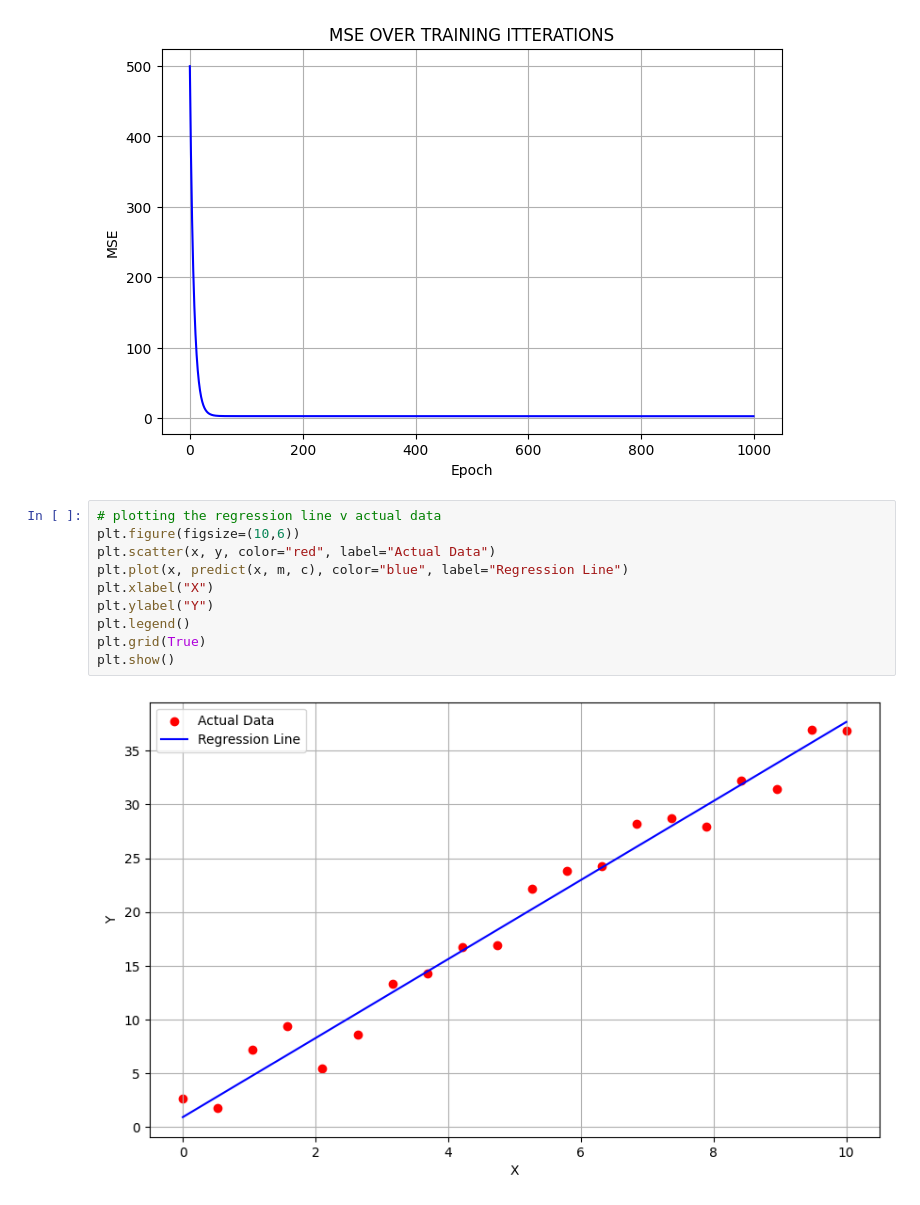
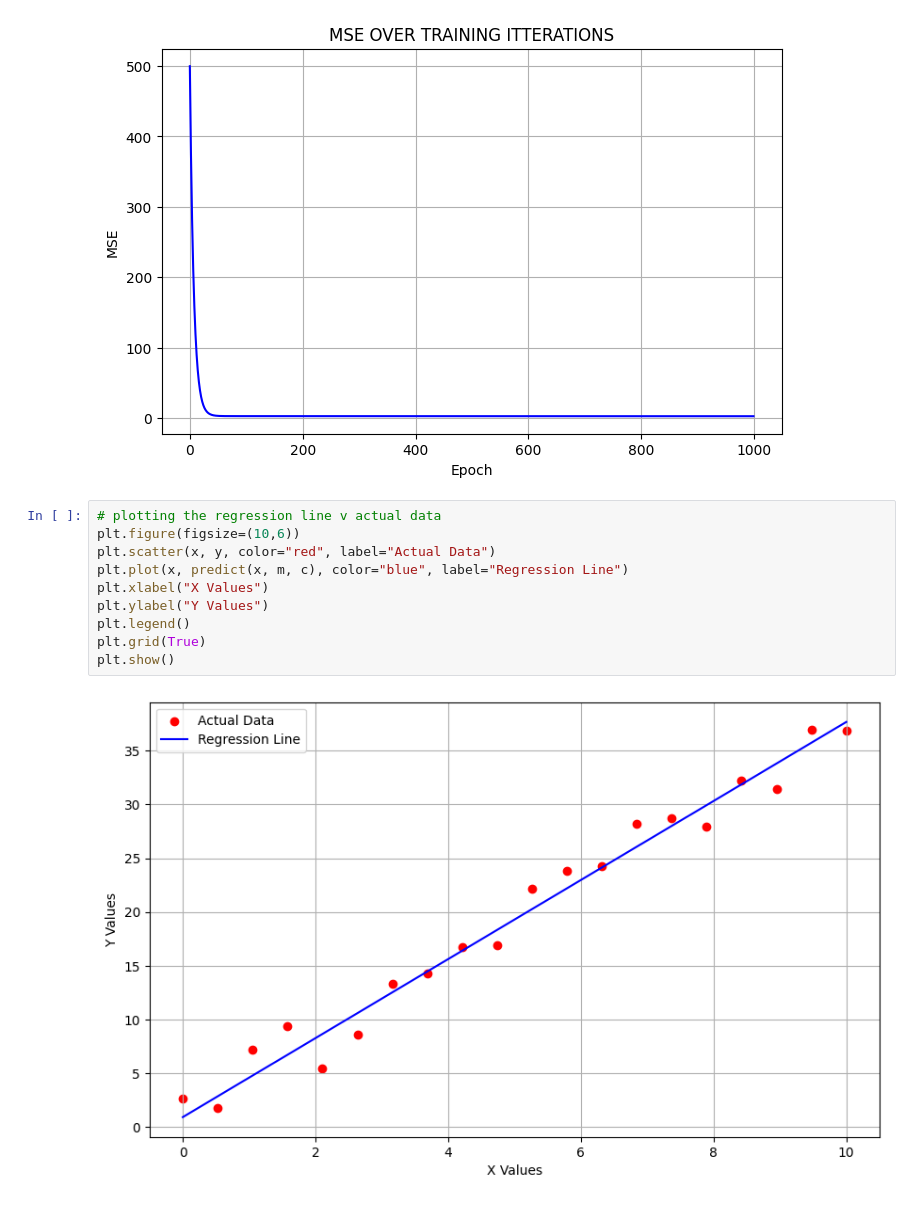
Before and after one commit to Erickpython/kodeCamp_5X-MachineLearning, a Jupyter notebook: LinearReression_GradientDescent.ipynb, the cells around one changed output. Cells and saved outputs as stored; diff of their text form.

```diff
--- a/LinearReression_GradientDescent.ipynb
+++ b/LinearReression_GradientDescent.ipynb
@@ -116,12 +116,12 @@ plt.show()
 # %%
 # plotting the regression line v actual data
 plt.figure(figsize=(10,6))
 plt.scatter(x, y, color="red", label="Actual Data")
 plt.plot(x, predict(x, m, c), color="blue", label="Regression Line")
-plt.xlabel("X")
-plt.ylabel("Y")
+plt.xlabel("X Values")
+plt.ylabel("Y Values")
 plt.legend()
 plt.grid(True)
 plt.show()
 # %% [output]
-[figure, old version]
+[figure, new version]
```
Also changed, not shown: parts of 2 cells of this notebook.
